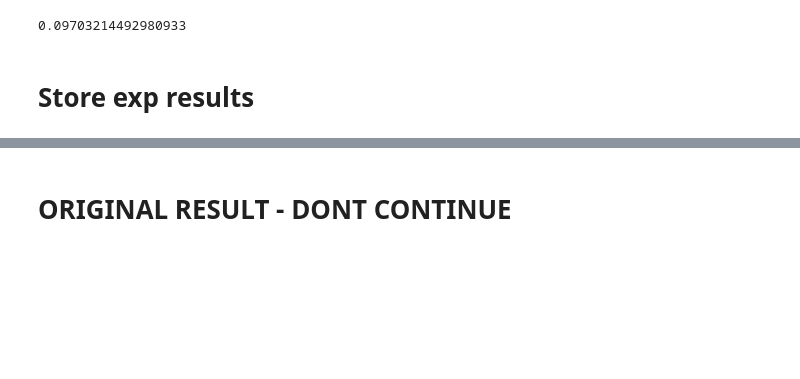
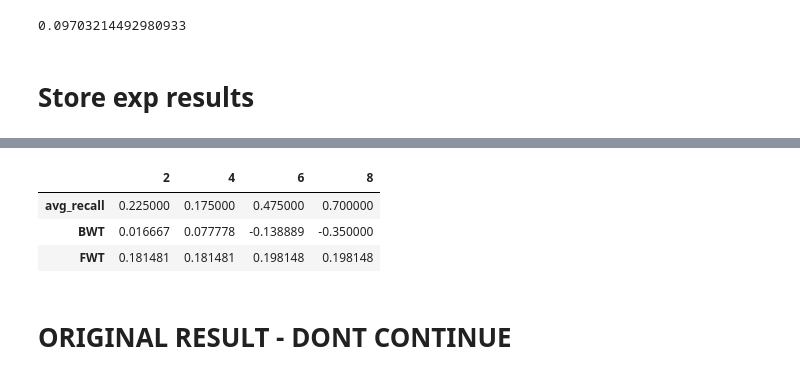
Before and after one commit to Key0412/streamRec-forgetting, a Jupyter notebook: notebooks/Avaliacao de Holdouts - sample Palco 2010 ISGD - 10 last examples.ipynb, the cells around one changed output, grey strips where cells are left out. Drawn from its saved outputs; the diff is of its cells as text; code cells hidden in the pictures; blank space fills up the shorter version.

```diff
--- a/notebooks/Avaliacao de Holdouts - sample Palco 2010 ISGD - 10 last examples.ipynb
+++ b/notebooks/Avaliacao de Holdouts - sample Palco 2010 ISGD - 10 last examples.ipynb
@@ -1383,3 +1462,26 @@ for r in range( len(allresults )):
+# %%
+results_last_10 = {}
+for r in range( 9 ):
+    if (r+1)%2==0:
+        results_last_10[r+1]=pd.read_csv(f'output_p10_10_examples/result_exp_{r+1}', index_col=0)
+
+results_last_10 = {
+    k: {
+        'avg_recall': avg_recall( results_last_10[k]),
+        'BWT': compute_BWT( results_last_10[k] )[-1],
+        'FWT': compute_FWT( results_last_10[k] )
+        }
+    for k in results_last_10.keys()
+}
+
+results_last_10 = pd.DataFrame( results_last_10 )
+
+results_last_10
+# %% [output]
+|  | 2 | 4 | 6 | 8 |
+| avg_recall | 0.225000 | 0.175000 | 0.475000 | 0.700000 |
+| BWT | 0.016667 | 0.077778 | -0.138889 | -0.350000 |
+| FWT | 0.181481 | 0.181481 | 0.198148 | 0.198148 |
 # %% [markdown]
 # ORIGINAL RESULT - DONT CONTINUE
 # %%
```
Also changed, not shown: parts of 14 cells of this notebook, 9 other files.
